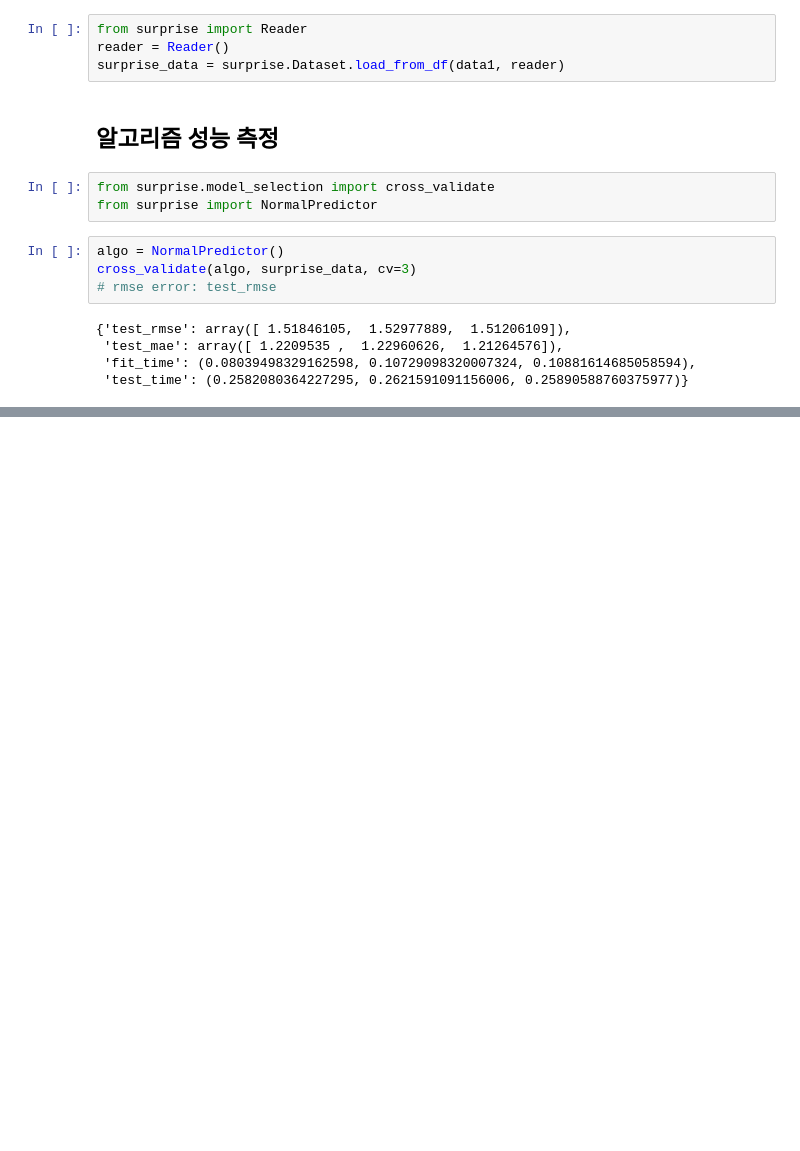
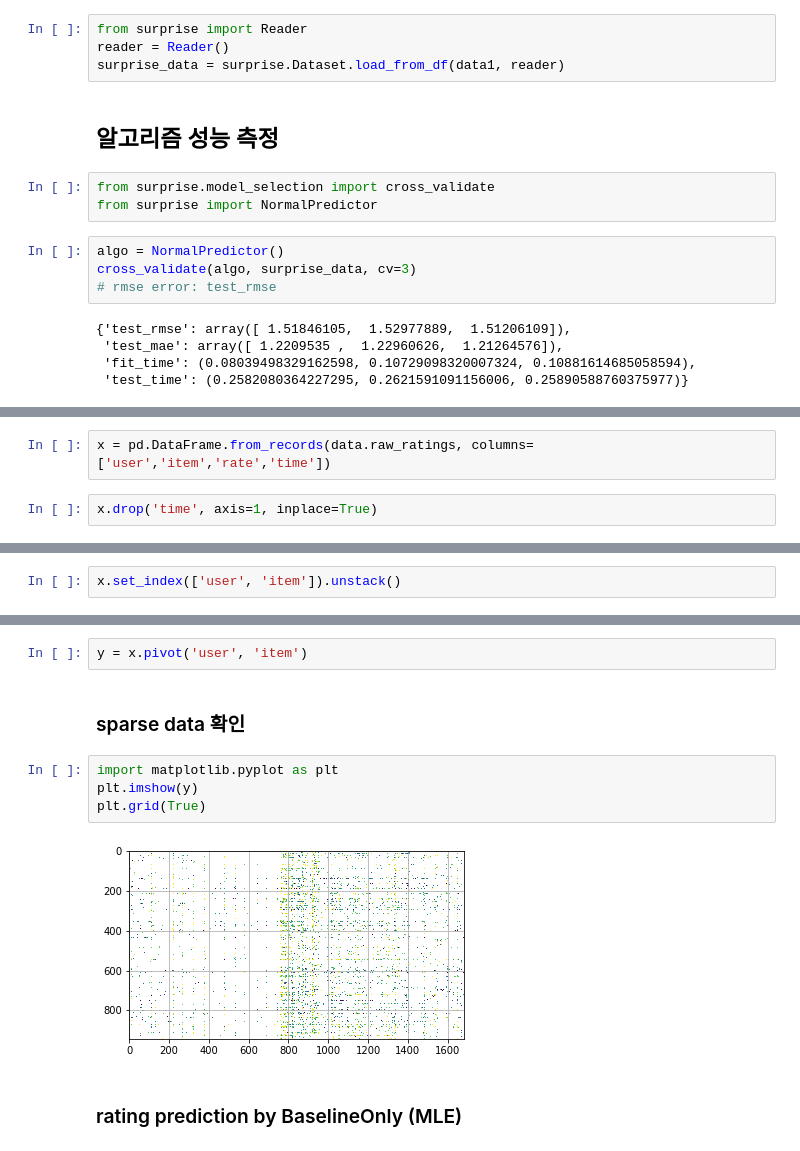
Before and after one commit to gmldusdkwk/Big-Data, a Jupyter notebook: 0808_scikit_surprise.ipynb, the cells around one changed output, grey strips where cells are left out. Saved outputs shown, nothing was run; the diff lists cells and outputs as text; blank space fills up the shorter version.

```diff
--- a/0808_scikit_surprise.ipynb
+++ b/0808_scikit_surprise.ipynb
@@ -69,0 +68,4 @@ from surprise import KNN
+# %%
+x = pd.DataFrame.from_records(data.raw_ratings, columns=['user','item','rate','time'])
+# %%
+x.drop('time', axis=1, inplace=True)
@@ -69,0 +74,2 @@ from surprise import KNN
+# %%
+x.set_index(['user', 'item']).unstack()
@@ -69,0 +97,12 @@ from surprise import KNN
+# %%
+y = x.pivot('user', 'item')
+# %% [markdown]
+### sparse data 확인
+# %%
+import matplotlib.pyplot as plt
+plt.imshow(y)
+plt.grid(True)
+# %% [output]
+[figure, added]
+# %% [markdown]
+### rating prediction by BaselineOnly (MLE)
```
Also changed, not shown: parts of 11 cells of this notebook.
